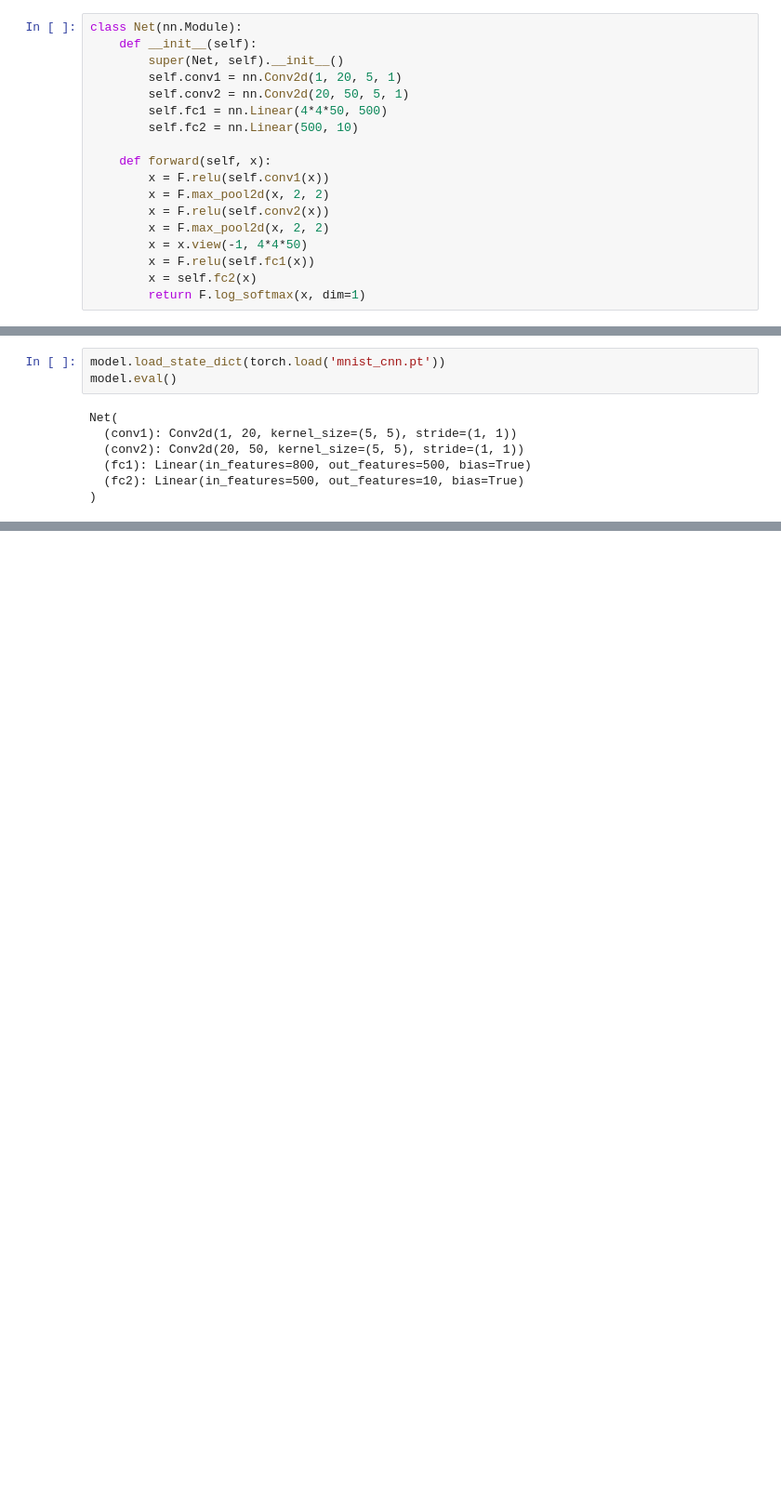
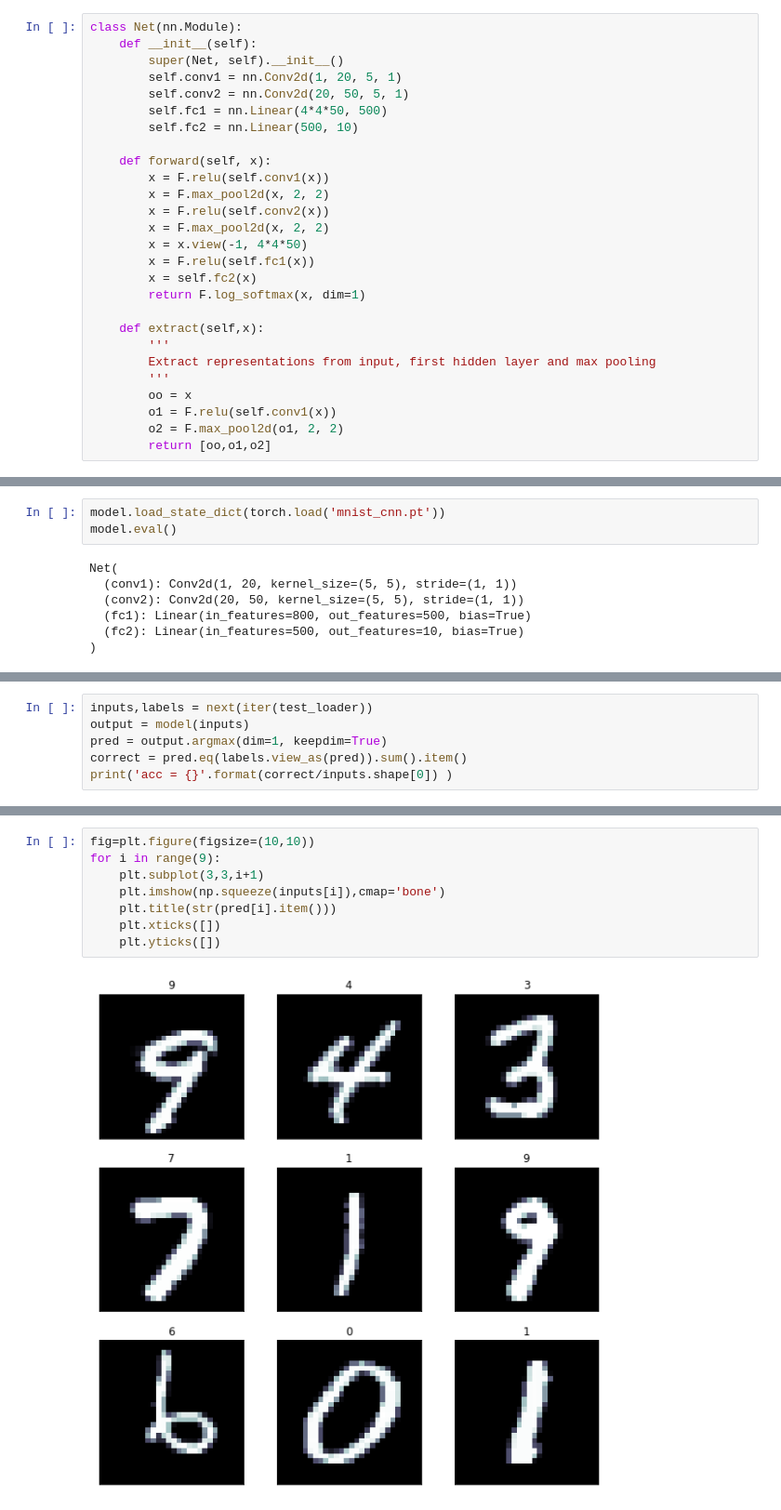
Before and after one commit to ansuini/MHPC_DL, a Jupyter notebook: day2/conv_visualization.ipynb, the cells around one changed output, grey strips where cells are left out. Shown: that part at 93% size. Drawn from its saved outputs; the diff is of its cells as text; blank space fills up the shorter version.

```diff
--- a/day2/conv_visualization.ipynb
+++ b/day2/conv_visualization.ipynb
@@ -28,6 +43,15 @@ class Net(nn.Module):
         x = F.relu(self.fc1(x))
         x = self.fc2(x)
         return F.log_softmax(x, dim=1)
+
+    def extract(self,x):
+        '''
+        Extract representations from input, first hidden layer and max pooling
+        '''
+        oo = x
+        o1 = F.relu(self.conv1(x))
+        o2 = F.max_pool2d(o1, 2, 2)
+        return [oo,o1,o2]
 # %%
 # Training settings
 input_size=(1,28,28,)
@@ -97,0 +135,6 @@ Net(
+# %%
+inputs,labels = next(iter(test_loader))
+output = model(inputs)
+pred = output.argmax(dim=1, keepdim=True)
+correct = pred.eq(labels.view_as(pred)).sum().item()
+print('acc = {}'.format(correct/inputs.shape[0]) )
@@ -97,0 +143,10 @@ Net(
+# %%
+fig=plt.figure(figsize=(10,10))
+for i in range(9):
+    plt.subplot(3,3,i+1)
+    plt.imshow(np.squeeze(inputs[i]),cmap='bone')
+    plt.title(str(pred[i].item()))
+    plt.xticks([])
+    plt.yticks([])
+# %% [output]
+[figure, added]
```
Also changed, not shown: parts of 21 cells of this notebook, 9 other files.
